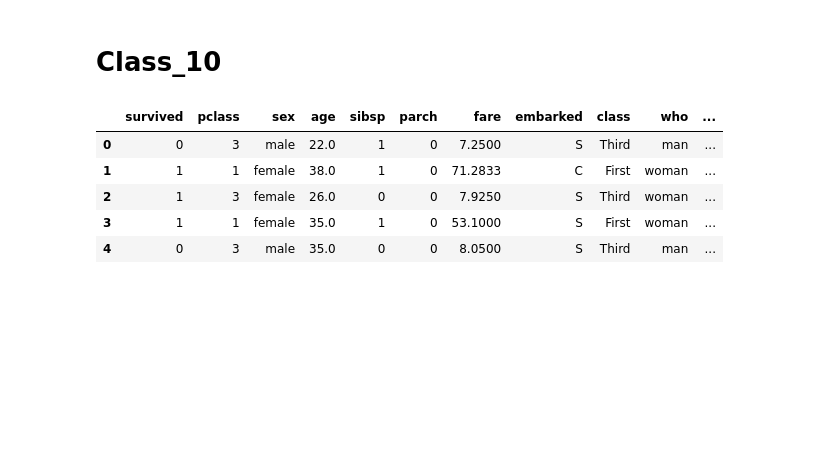
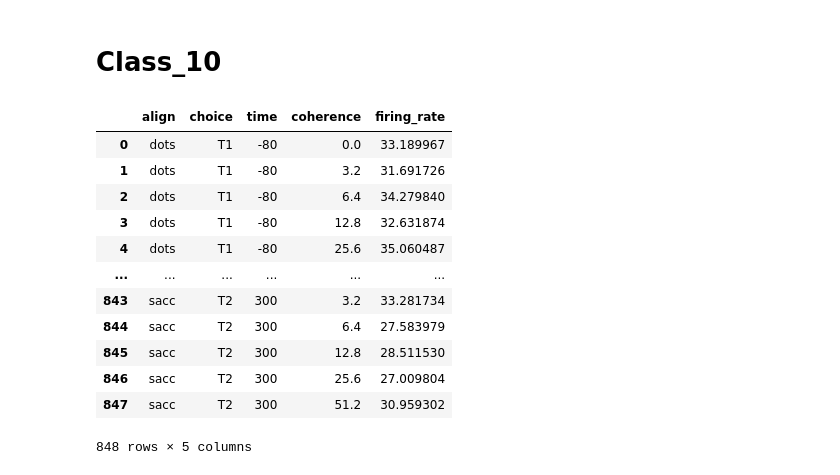
Before and after one commit to Akif-Akif/python_for_DataScience, a Jupyter notebook: 10_otherplots.ipynb, the cells around one changed output. Cells and saved outputs as stored; diff of their text form; code cells hidden in the pictures; blank space fills up the shorter version.

```diff
--- a/10_otherplots.ipynb
+++ b/10_otherplots.ipynb
@@ -1,16 +1,25 @@
 # %% [markdown]
 # **Class_10**
 # %%
+# import libaries
 import seaborn as sns
 import pandas as pandas
 import numpy as numpy
 import matplotlib.pyplot as plt
-kashti=sns.load_dataset('titanic')
-kashti.head()
+# impot a dataset you csn import your own dataset
+nuqta = sns.load_dataset("dots")
+nuqta
 # %% [output]
-|  | survived | pclass | sex | age | sibsp | parch | fare | embarked | class | who | ... |
-| 0 | 0 | 3 | male | 22.0 | 1 | 0 | 7.2500 | S | Third | man | ... |
-| 1 | 1 | 1 | female | 38.0 | 1 | 0 | 71.2833 | C | First | woman | ... |
-| 2 | 1 | 3 | female | 26.0 | 0 | 0 | 7.9250 | S | Third | woman | ... |
-| 3 | 1 | 1 | female | 35.0 | 1 | 0 | 53.1000 | S | First | woman | ... |
-| 4 | 0 | 3 | male | 35.0 | 0 | 0 | 8.0500 | S | Third | man | ... |
+|  | align | choice | time | coherence | firing_rate |
+| 0 | dots | T1 | -80 | 0.0 | 33.189967 |
+| 1 | dots | T1 | -80 | 3.2 | 31.691726 |
+| 2 | dots | T1 | -80 | 6.4 | 34.279840 |
+| 3 | dots | T1 | -80 | 12.8 | 32.631874 |
+| 4 | dots | T1 | -80 | 25.6 | 35.060487 |
+| ... | ... | ... | ... | ... | ... |
+| 843 | sacc | T2 | 300 | 3.2 | 33.281734 |
+| 844 | sacc | T2 | 300 | 6.4 | 27.583979 |
+| 845 | sacc | T2 | 300 | 12.8 | 28.511530 |
+| 846 | sacc | T2 | 300 | 25.6 | 27.009804 |
+| 847 | sacc | T2 | 300 | 51.2 | 30.959302 |
+848 rows × 5 columns
```
Also changed, not shown: parts of 1 cell of this notebook.
